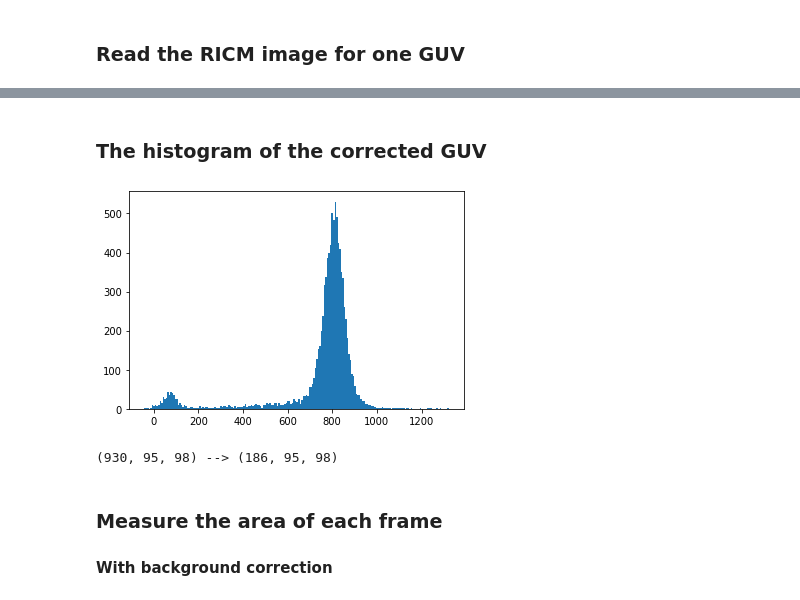
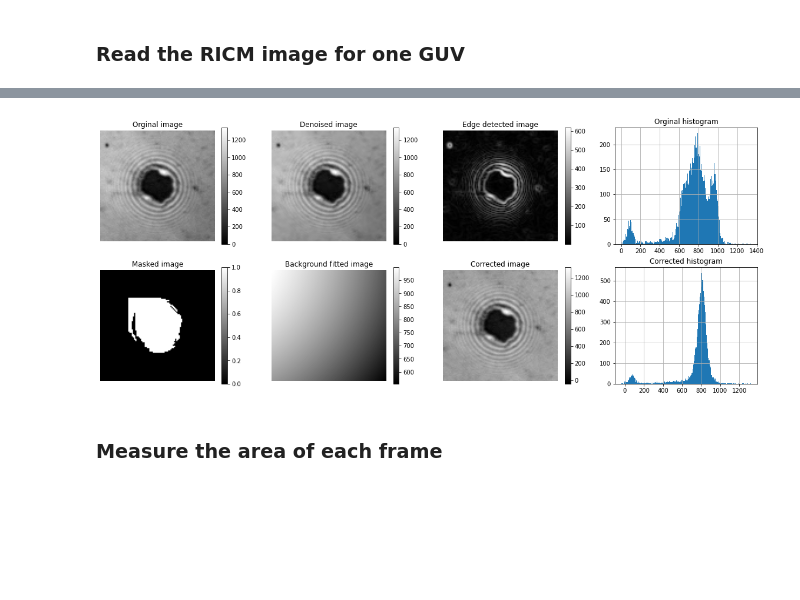
Before and after one commit to ahmed344/RICM-vesicles2, a Jupyter notebook: Area_curves.ipynb, the cells around one changed output, grey strips where cells are left out. Saved outputs shown, nothing was run; the diff lists cells and outputs as text; code cells hidden in the pictures; blank space fills up the shorter version.

```diff
--- a/Area_curves.ipynb
+++ b/Area_curves.ipynb
@@ -111,14 +21,19 @@ plt.colorbar();
-# %% [markdown]
-### The histogram of the corrected GUV
-# %%
-plt.hist(ricm.correct().ravel(), bins = 200);
-# %% [output]
-[figure, removed]
-# %%
-# Take a cosecutive average
-guv_consecutive = avg_movie(guv, l=5, keep_dim=False)
-# %% [output]
-(930, 95, 98) --> (186, 95, 98)
+# %%
+# Read the image
+movie_guv = io.imread(f"Data/{EXPERIMENT}/data/{DATA}-{GUV}.tif")[:]
+
+# Subtract the base line
+movie_guv = movie_guv - movie_guv[400:450].mean(axis = 0).min()
+
+# Take the average
+movie_guv_avg = movie_guv[400:450].mean(axis = 0)
+
+# Define the RICM class with certain n_inner
+ricm = RICM(movie_guv_avg, n_inner = 1.344, hole = 2)
+
+# Display the way to the RICM height mapping step by step
+ricm.show_summary()
+# %% [output]
+[figure, added]
 # %% [markdown]
 ### Measure the area of each frame
-#### With background correction
```
Also changed, not shown: parts of 8 cells of this notebook, 1 other file.
